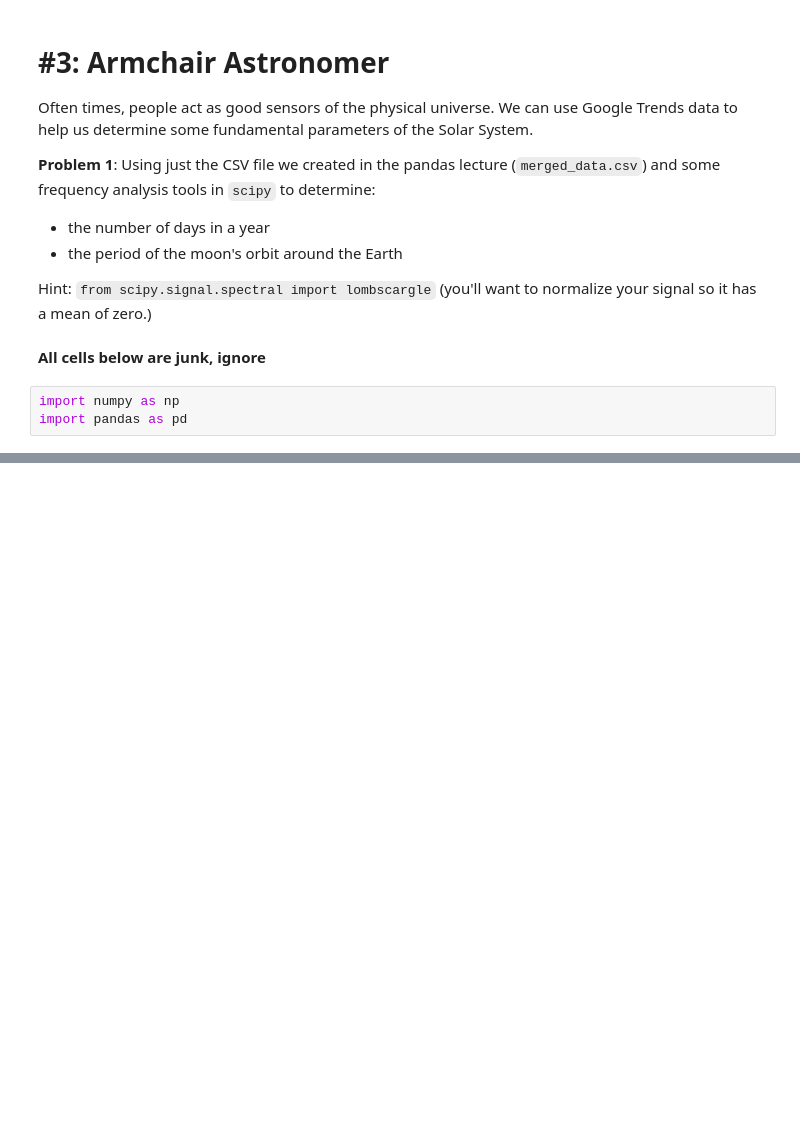
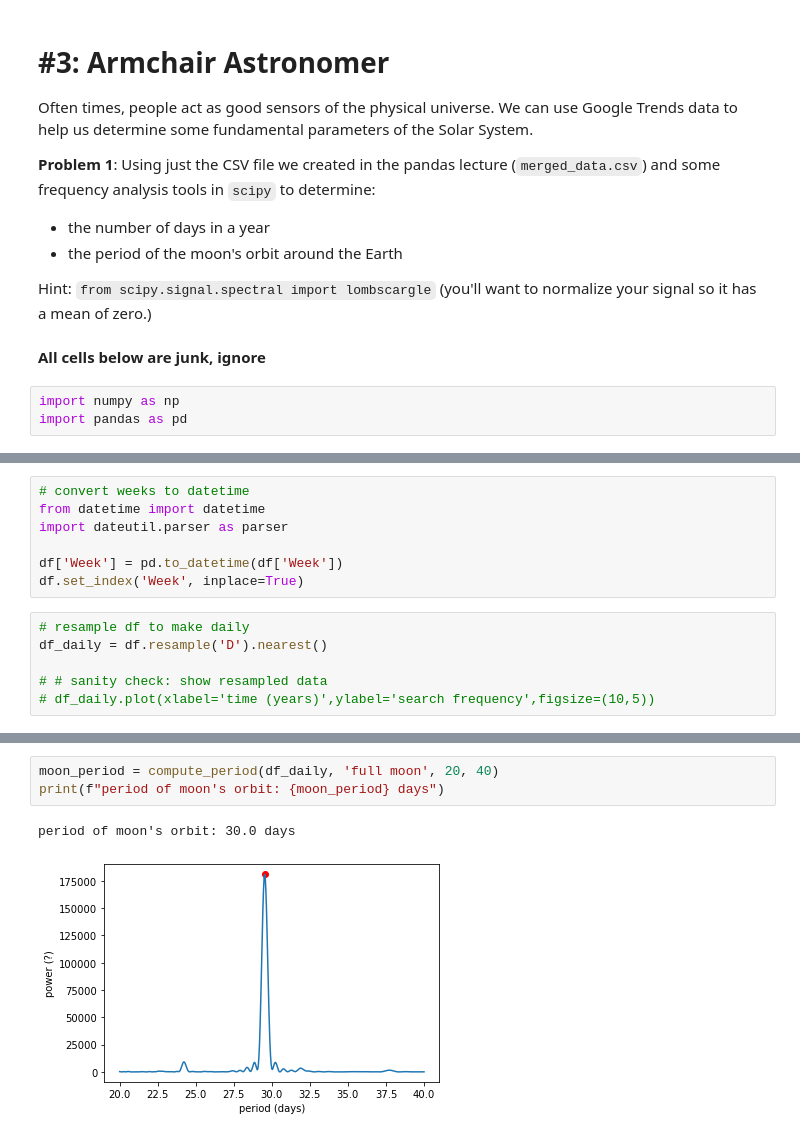
Before and after one commit to zbalewski/python-ay250-homework, a Jupyter notebook: hw_1/hw_1_assignment.ipynb, the cells around one changed output, grey strips where cells are left out. Saved outputs shown, nothing was run; the diff lists cells and outputs as text; blank space fills up the shorter version.

```diff
--- a/hw_1/hw_1_assignment.ipynb
+++ b/hw_1/hw_1_assignment.ipynb
@@ -596,0 +582,13 @@ df
+# %%
+# convert weeks to datetime
+from datetime import datetime
+import dateutil.parser as parser
+
+df['Week'] = pd.to_datetime(df['Week'])
+df.set_index('Week', inplace=True)
+# %%
+# resample df to make daily
+df_daily = df.resample('D').nearest()
+
+# # sanity check: show resampled data
+# df_daily.plot(xlabel='time (years)',ylabel='search frequency',figsize=(10,5))
@@ -596,0 +652,6 @@ df
+# %%
+moon_period = compute_period(df_daily, 'full moon', 20, 40)
+print(f"period of moon's orbit: {moon_period} days")
+# %% [output]
+period of moon's orbit: 30.0 days
+[figure, added]
```
Also changed, not shown: parts of 12 cells of this notebook.
